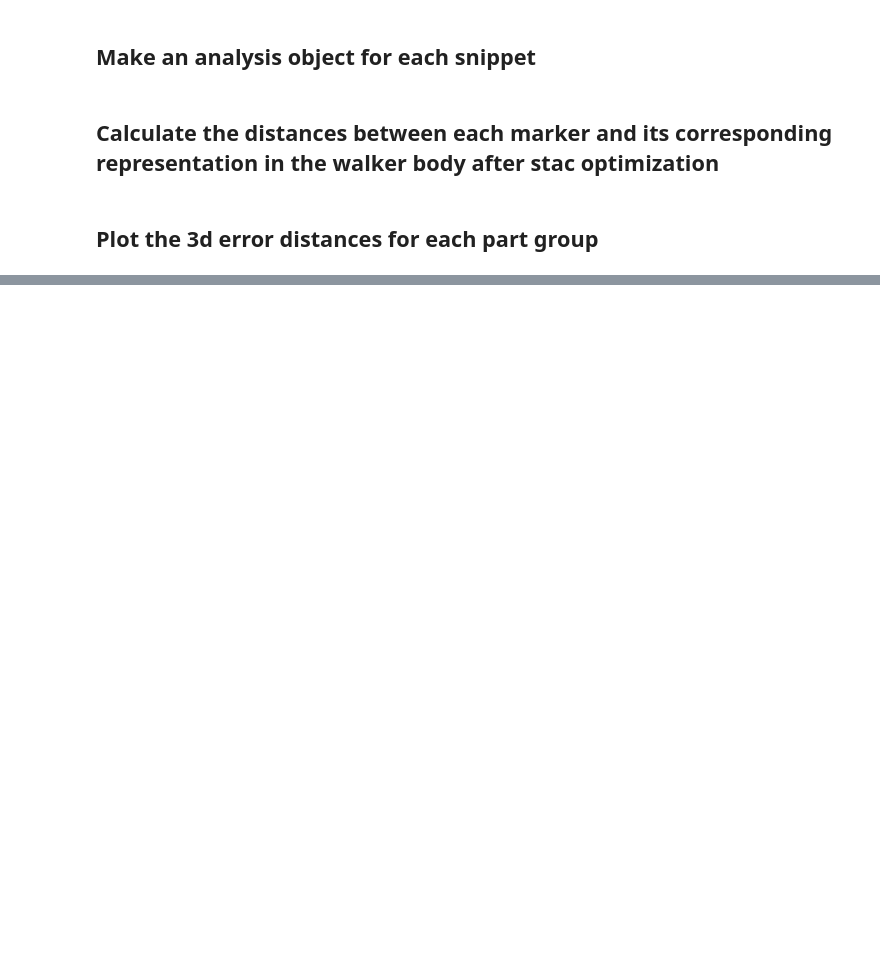
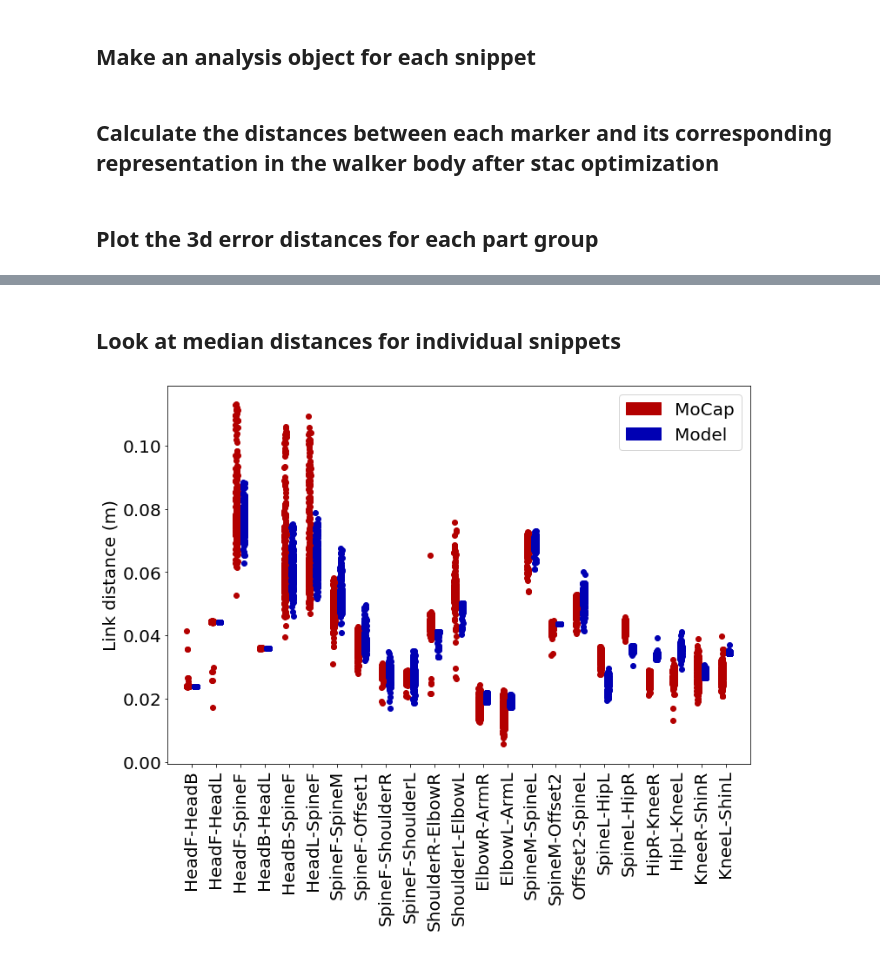
Before and after one commit to diegoaldarondo/stac, a Jupyter notebook: analysis/model_comparison/distance_metrics.ipynb, the cells around one changed output, grey strips where cells are left out. Cells and saved outputs as stored; diff of their text form; code cells hidden in the pictures; blank space fills up the shorter version.

```diff
--- a/analysis/model_comparison/distance_metrics.ipynb
+++ b/analysis/model_comparison/distance_metrics.ipynb
@@ -106,0 +147,39 @@ plt.grid(axis='y', linestyle='--')
+# %%
+real_dists = {}
+sim_dists = {}
+real, sim = rats[0].skeleton_dists()
+for name, dist in real.items():
+    real_dists[name] = []
+    sim_dists[name] = []
+
+for rat in rats:
+    real, sim = rat.skeleton_dists()
+    for name, dist in real.items():
+        real_dists[name].append(np.nanmedian(dist))
+    for name, dist in sim.items():
+        sim_dists[name].append(np.nanmedian(dist))
+# %% [markdown]
+## Look at median distances for individual snippets
+# %%
+fig, ax = plt.subplots(figsize=(12,8))
+plt.rcParams['font.size'] = 20
+jitter_width = .1
+jitter_offset = .15
+for i, (name, dists) in enumerate(real_dists.items()):
+    jitter = (np.random.rand(len(dists))-.5)*jitter_width - jitter_offset
+    plt.scatter((i + jitter)*np.ones_like(dists), dists, color=[.7, 0, 0])
+
+for i, (name, dists) in enumerate(sim_dists.items()):
+    jitter = (np.random.rand(len(dists))-.5)*jitter_width + jitter_offset
+    plt.scatter((i + jitter)*np.ones_like(dists), dists, color=[0, 0, .7])
+
+plt.ylabel('Link distance (m)')
+plt.xlim([-1, len(sim_dists.keys())])
+plt.xticks(ticks=np.arange(len(sim_dists.keys())), labels=sim_dists.keys(), rotation=90)
+
+red_patch = matplotlib.patches.Patch(color=[.7, 0, 0], label='MoCap')
+blue_patch = matplotlib.patches.Patch(color=[0, 0, .7], label='Model')
+
+l = plt.legend(handles=[red_patch, blue_patch])
+# %% [output]
+[figure, added]
```
Also changed, not shown: parts of 7 cells of this notebook, 1 other file.
